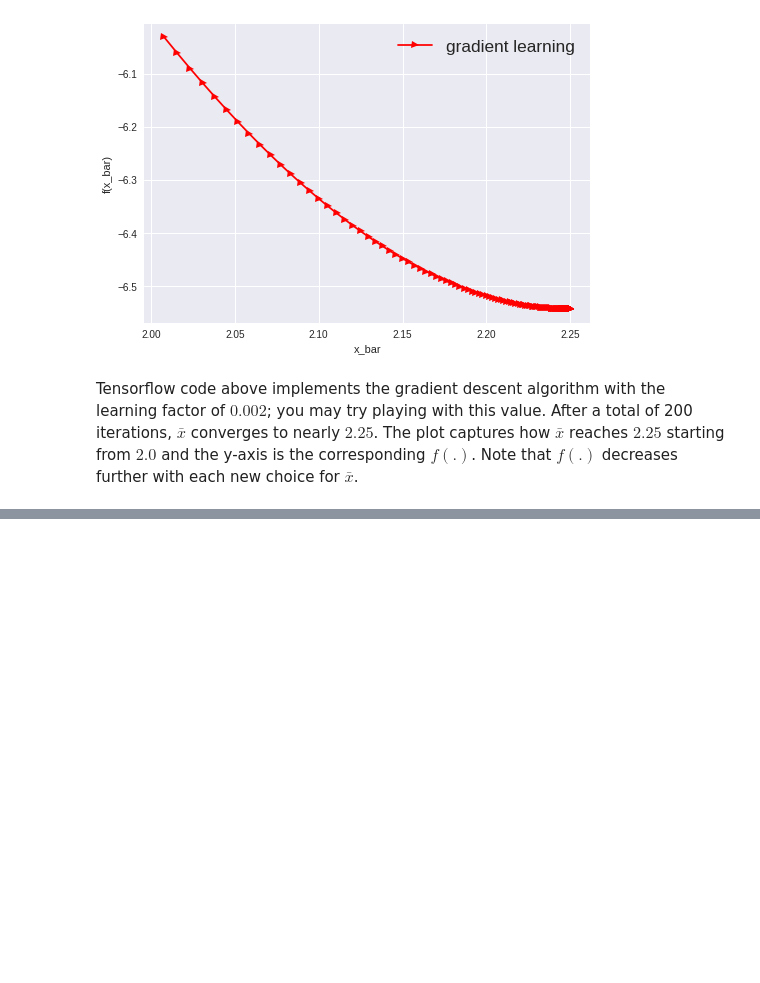
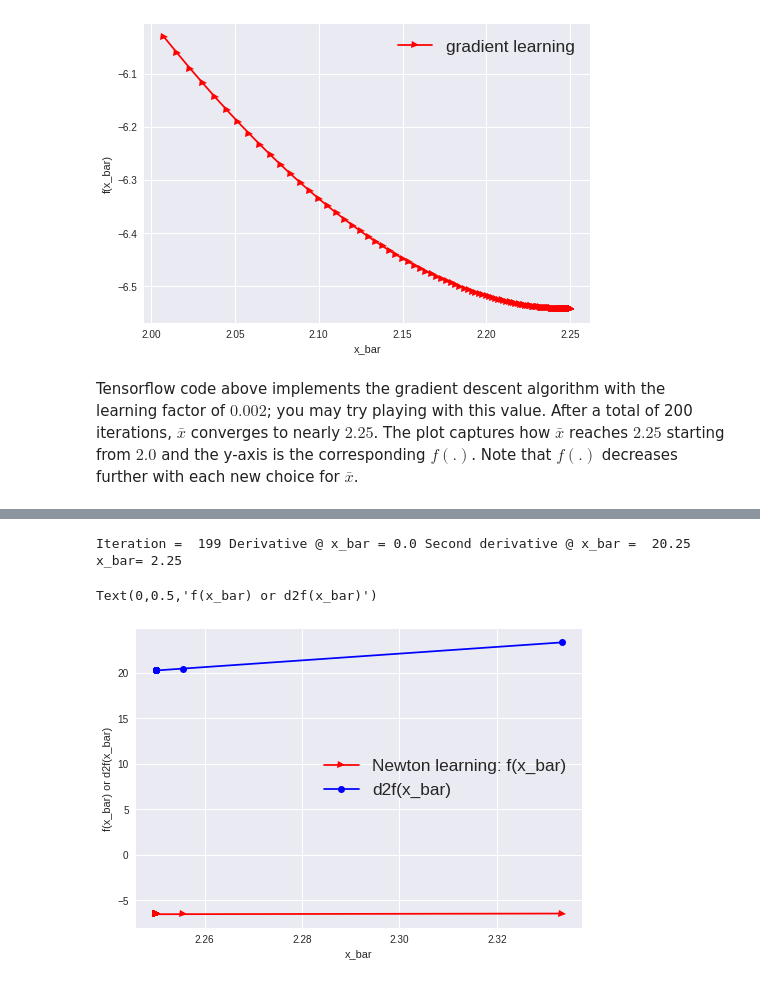
Before and after one commit to FreeOfConfines/ExampleNNWithKerasAndTensorflow, a Jupyter notebook: Review_of_Functions,_Derivatives,_and_Gradient_Descent_Algorithm.ipynb, the cells around one changed output, grey strips where cells are left out. Saved outputs shown, nothing was run; the diff lists cells and outputs as text; code cells hidden in the pictures; blank space fills up the shorter version.

```diff
--- a/Review_of_Functions,_Derivatives,_and_Gradient_Descent_Algorithm.ipynb
+++ b/Review_of_Functions,_Derivatives,_and_Gradient_Descent_Algorithm.ipynb
@@ -204,0 +240,39 @@ Tensorflow code above implements the gradient descent algorithm with the learnin
+# %%
+# Find x_bar that minimizes f(x) using Newton's method for optimization
+learningFactor = 2.*(10**(-3.))
+nLearningSteps = 200
+
+x_bar = tf.Variable(initial_value=2., name="xBar") #
+
+fxbar = tf.pow(x_bar, 4.0) + tf.multiply(tf.pow(x_bar, 3.0), -3.0)+ 2.0
+dfxbar = tf.gradients(ys=fxbar, xs=[x_bar], name="dfxbar") # find dfx/dx parital derivative (here with respect to x)
+d2fxbar = tf.gradients(ys=dfxbar, xs=[x_bar], name="d2fxbar") # find f''(x) partial derivative (here with respect to x)
+
+update = x_bar.assign_sub(tf.div(dfxbar[0],d2fxbar[0])) # the negative sign in update is absorbed into subtraction
+
+histXbar = np.array([])
+histfxbar = np.array([])
+histd2fxbar = np.array([])
+with tf.Session() as sess:
+  sess.run(tf.global_variables_initializer())
+
+  for it in range(nLearningSteps):
+    derivative = sess.run(dfxbar)[0]
+    derivative2 = sess.run(d2fxbar)[0]
+    sess.run(update)
+    histXbar = np.append(histXbar, sess.run(x_bar))
+    histfxbar = np.append(histfxbar, sess.run(fxbar))
+    histd2fxbar = np.append(histd2fxbar, sess.run(d2fxbar))
+  print('Iteration = ',it, 'Derivative @ x_bar =', derivative, 'Second derivative @ x_bar = ', derivative2, 'x_bar=', sess.run(x_bar))
+
+# Plotting learning algorithm
+plt.plot(histXbar, histfxbar, 'r->', label='Newton learning: f(x_bar)')
+plt.grid(1)
+plt.plot(histXbar, histd2fxbar, 'b-o', label='d2f(x_bar)')
+plt.legend(fontsize='x-large')
+plt.xlabel('x_bar')
+plt.ylabel('f(x_bar) or d2f(x_bar)')
+# %% [output]
+Iteration =  199 Derivative @ x_bar = 0.0 Second derivative @ x_bar =  20.25 x_bar= 2.25
+Text(0,0.5,'f(x_bar) or d2f(x_bar)')
+[figure, added]
```
Also changed, not shown: parts of 3 cells of this notebook.
